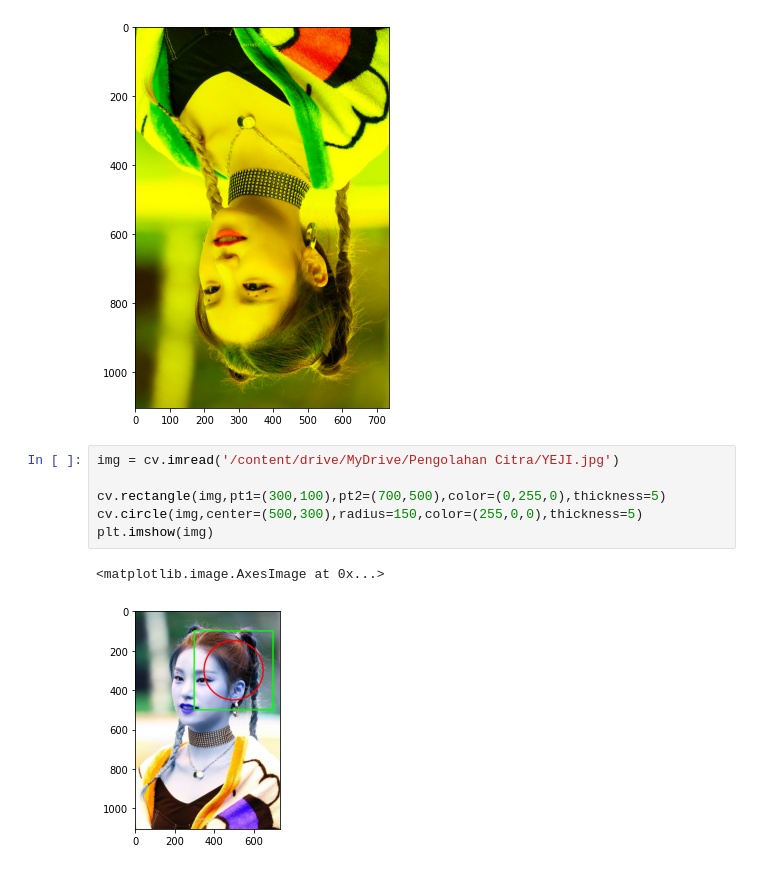
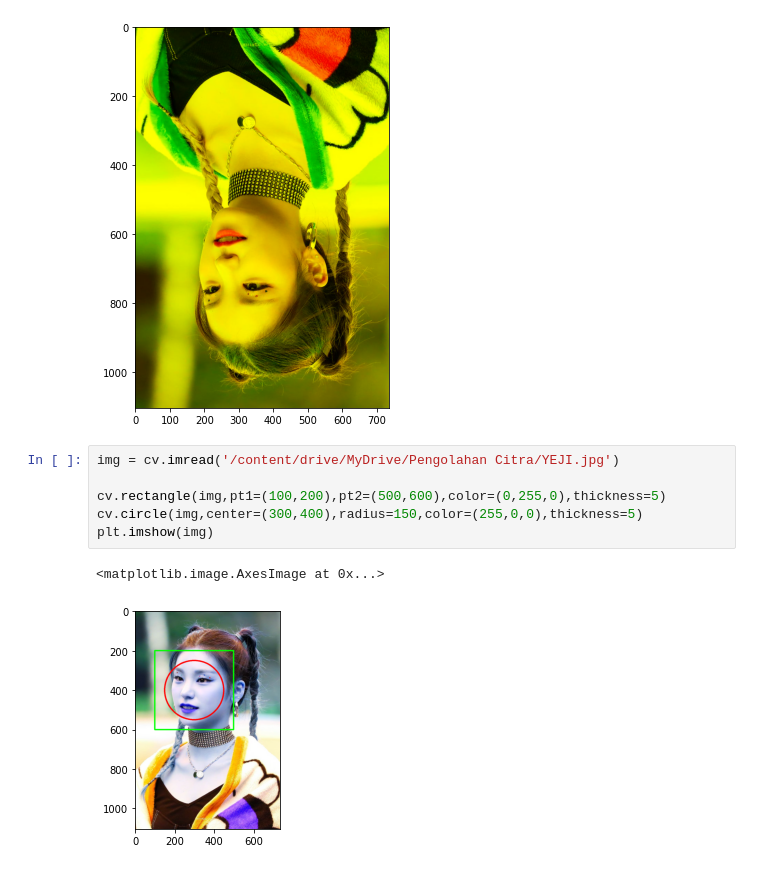
Before and after one commit to hilhambagus15/PCVK_GENAP_2023, a Jupyter notebook: Week2.ipynb, the cells around one changed output. Drawn from its saved outputs; the diff is of its cells as text.

```diff
--- a/Week2.ipynb
+++ b/Week2.ipynb
@@ -178,9 +185,9 @@ ax.imshow(img_t)
 # %%
 img = cv.imread('/content/drive/MyDrive/Pengolahan Citra/YEJI.jpg')
 
-cv.rectangle(img,pt1=(300,100),pt2=(700,500),color=(0,255,0),thickness=5)
-cv.circle(img,center=(500,300),radius=150,color=(255,0,0),thickness=5)
+cv.rectangle(img,pt1=(100,200),pt2=(500,600),color=(0,255,0),thickness=5)
+cv.circle(img,center=(300,400),radius=150,color=(255,0,0),thickness=5)
 plt.imshow(img)
 # %% [output]
 <matplotlib.image.AxesImage at 0x...>
-[figure, old version]
+[figure, new version]
```
Also changed, not shown: parts of 3 cells of this notebook.
